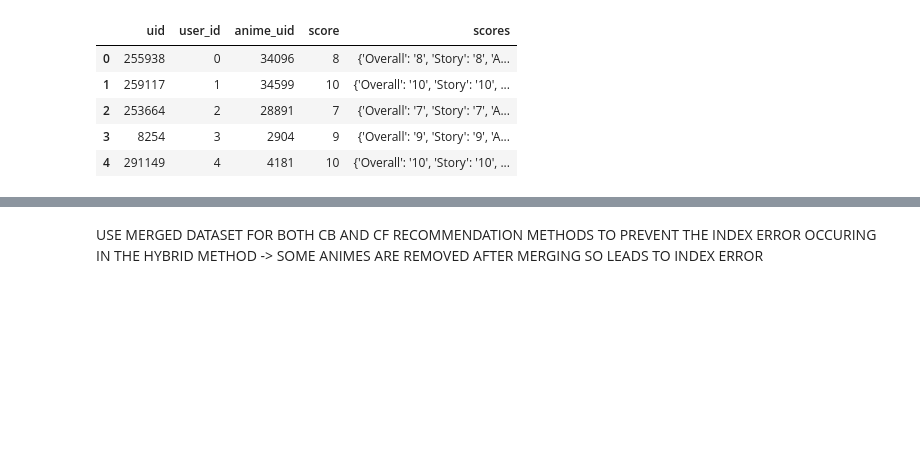
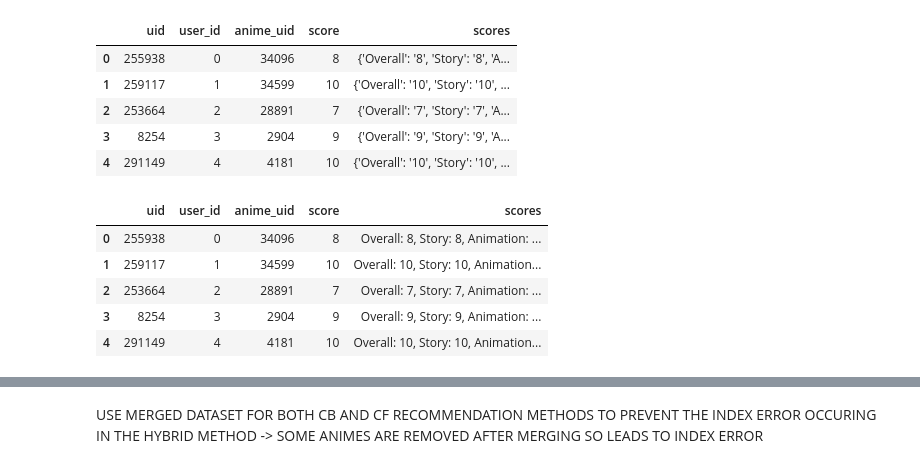
Before and after one commit to Haaris-Syed/AnimeRecommender, a Jupyter notebook: AnimeDataset-Preprocessing.ipynb, the cells around one changed output, grey strips where cells are left out. Drawn from its saved outputs; the diff is of its cells as text; code cells hidden in the pictures; blank space fills up the shorter version.

```diff
--- a/AnimeDataset-Preprocessing.ipynb
+++ b/AnimeDataset-Preprocessing.ipynb
@@ -90,3 +90,16 @@ user_ratings_df.head()
 | 2 | 253664 | 2 | 28891 | 7 | {'Overall': '7', 'Story': '7', 'A... |
 | 3 | 8254 | 3 | 2904 | 9 | {'Overall': '9', 'Story': '9', 'A... |
 | 4 | 291149 | 4 | 4181 | 10 | {'Overall': '10', 'Story': '10', ... |
+# %%
+user_ratings_df['scores'] = user_ratings_df['scores'].str.replace("'", "", regex=False)
+user_ratings_df['scores'] = user_ratings_df['scores'].str.replace("{", "", regex=False)
+user_ratings_df['scores'] = user_ratings_df['scores'].str.replace("}", "", regex=False)
+
+user_ratings_df.head()
+# %% [output]
+|  | uid | user_id | anime_uid | score | scores |
+| 0 | 255938 | 0 | 34096 | 8 | Overall: 8, Story: 8, Animation: ... |
+| 1 | 259117 | 1 | 34599 | 10 | Overall: 10, Story: 10, Animation... |
+| 2 | 253664 | 2 | 28891 | 7 | Overall: 7, Story: 7, Animation: ... |
+| 3 | 8254 | 3 | 2904 | 9 | Overall: 9, Story: 9, Animation: ... |
+| 4 | 291149 | 4 | 4181 | 10 | Overall: 10, Story: 10, Animation... |
```
Also changed, not shown: parts of 5 cells of this notebook.
